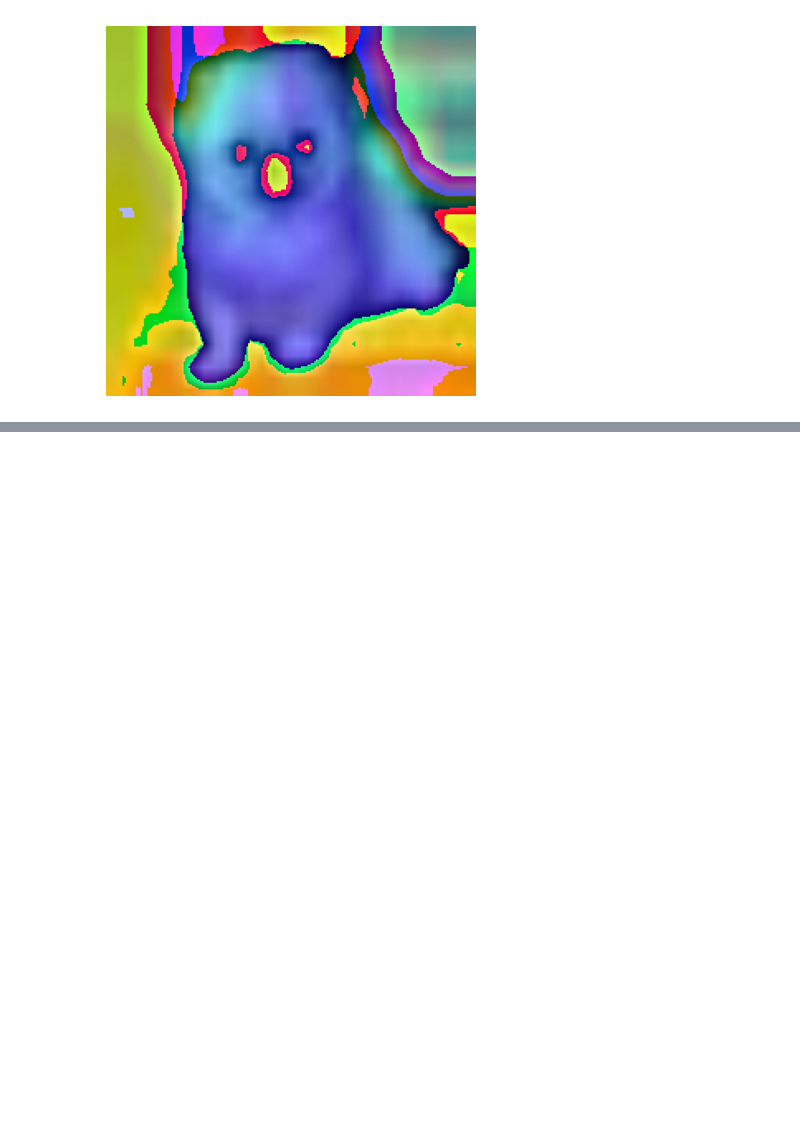
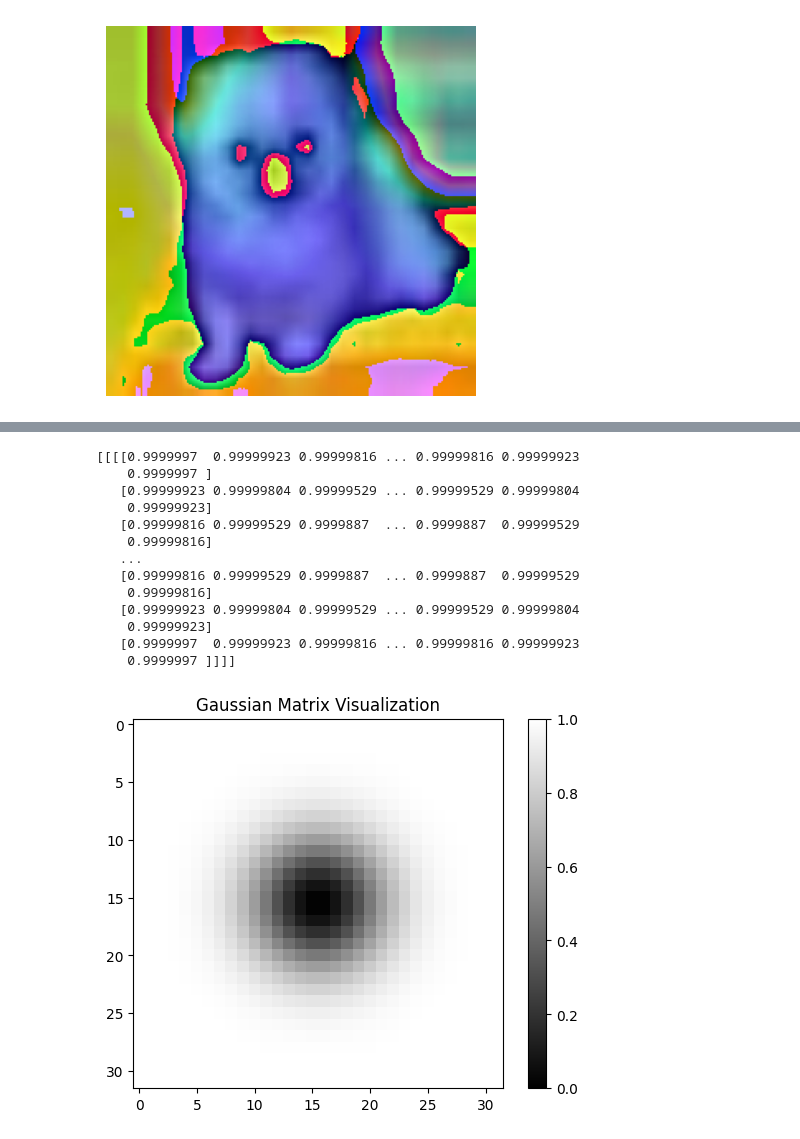
Before and after one commit to memory009/Backdoor, a Jupyter notebook: draft.ipynb, the cells around one changed output, grey strips where cells are left out. Cells and saved outputs as stored; diff of their text form; code cells hidden in the pictures; blank space fills up the shorter version.

```diff
--- a/draft.ipynb
+++ b/draft.ipynb
@@ -290,0 +334,48 @@ plt.imsave("./img/test.png",visualization[0])
+# %%
+import numpy as np
+import matplotlib.pyplot as plt
+
+def create_gaussian_matrix(batch_size, C, H, W):
+    # 生成反高斯分布的矩阵
+    center = (H - 1) / 2.0  # 中心位置
+    x = np.arange(0, H, 1, float)
+    y = np.arange(0, W, 1, float)
+    x, y = np.meshgrid(x, y)
+    d = np.sqrt((x - center)**2 + (y - center)**2)
+    sigma, mu = 4.0, 0.0
+    matrix = np.exp(-( (d-mu)**2 / ( 2.0 * sigma**2 ) ) )
+
+    # 反转矩阵，使得中间是黑色，边缘是白色
+    matrix = 1 - matrix
+
+    # 扩展维度以适应(batch_size, C, H, W)
+    matrix = np.expand_dims(matrix, axis=0)
+    matrix = np.expand_dims(matrix, axis=0)
+    matrix = np.repeat(matrix, batch_size, axis=0)
+
+    return matrix
+
+# 创建反高斯分布的矩阵
+matrix = create_gaussian_matrix(batch_size, 3, 32, 32)
+
+# 可视化
+image = matrix[0, 0, :, :]
+plt.imshow(image, cmap='gray', vmin=0, vmax=1)
+plt.title('Gaussian Matrix Visualization')
+plt.colorbar()
+plt.show()
+# %% [output]
+[[[[0.9999997  0.99999923 0.99999816 ... 0.99999816 0.99999923
+    0.9999997 ]
+   [0.99999923 0.99999804 0.99999529 ... 0.99999529 0.99999804
+    0.99999923]
+   [0.99999816 0.99999529 0.9999887  ... 0.9999887  0.99999529
+    0.99999816]
+   ...
+   [0.99999816 0.99999529 0.9999887  ... 0.9999887  0.99999529
+    0.99999816]
+   [0.99999923 0.99999804 0.99999529 ... 0.99999529 0.99999804
+    0.99999923]
+   [0.9999997  0.99999923 0.99999816 ... 0.99999816 0.99999923
+    0.9999997 ]]]]
+[figure, added]
```
Also changed, not shown: parts of 19 cells of this notebook, 6 other files.
